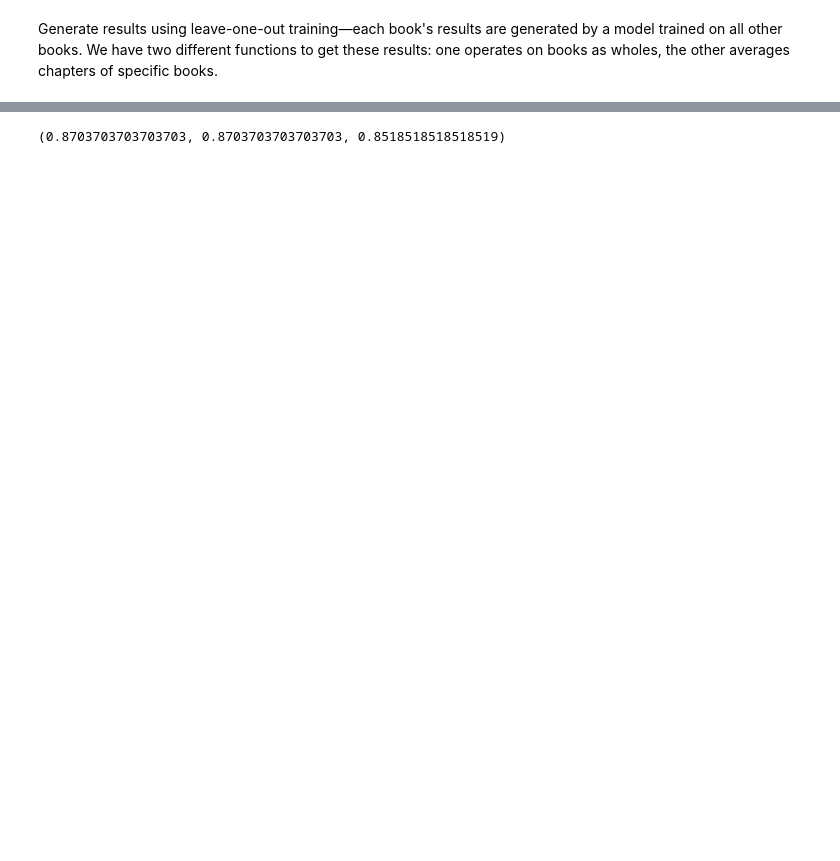
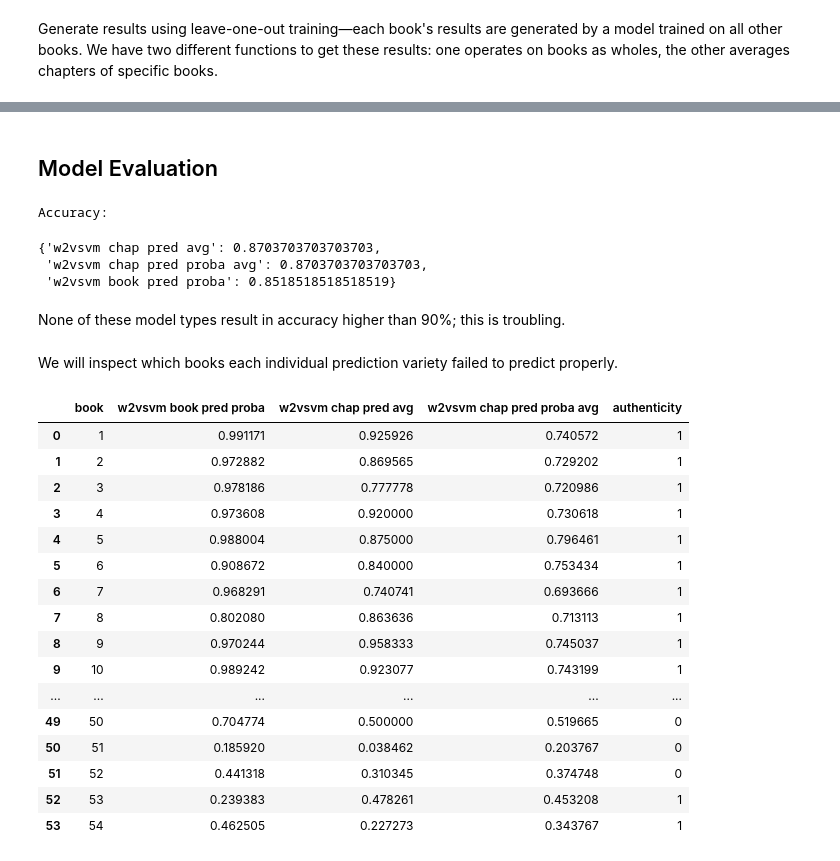
Before and after one commit to EthanHenley/animorphs-authenticity, a Jupyter notebook: code/03_svm_on_w2v.ipynb, the cells around one changed output, grey strips where cells are left out. Drawn from its saved outputs; the diff is of its cells as text; code cells hidden in the pictures; blank space fills up the shorter version.

```diff
--- a/code/03_svm_on_w2v.ipynb
+++ b/code/03_svm_on_w2v.ipynb
@@ -58,23 +83,3 @@ A manual, not-cross-validated gridsearch. This is desirable because of our leave
-# %%
-def do_gs(model, params, X, y): # do gridsearch
-    # adapted from David at https://stackoverflow.com/questions/34624978
-
-    best_score = -1
-    best_p = {}
-
-    for p in ParameterGrid(params):
-
-        model.set_params(**p)
-        model.fit(X,y)
-
-        if model.score(X,y) > best_score:
-            best_score = model.score(X,y)
-            best_p = p
-
-    model.set_params(**best_p)
-    model.fit(X,y)
-
-    return model
 # %% [markdown]
 Generate results using leave-one-out training—each book's results are generated by a model trained on all other books. We have two different functions to get these results: one operates on books as wholes, the other averages chapters of specific books.
 # %%
@@ -140,6 +142,38 @@ def col_acc(col):
+# %% [markdown]
+## Model Evaluation
 # %%
-col_acc('w2vsvm chap pred avg'), col_acc('w2vsvm chap pred proba avg'), \
-    col_acc('w2vsvm book pred proba')
+print('Accuracy:')
+{col:col_acc(results, col)
+ for col in ['w2vsvm chap pred avg',
+             'w2vsvm chap pred proba avg',
+             'w2vsvm book pred proba']}
 # %% [output]
-(0.8703703703703703, 0.8703703703703703, 0.8518518518518519)
+Accuracy:
+{'w2vsvm chap pred avg': 0.8703703703703703,
+ 'w2vsvm chap pred proba avg': 0.8703703703703703,
+ 'w2vsvm book pred proba': 0.8518518518518519}
+# %% [markdown]
+None of these model types result in accuracy higher than 90%; this is troubling.
+# %% [markdown]
+We will inspect which books each individual prediction variety failed to predict properly.
+# %%
+results
+# %% [output]
+|  | book | w2vsvm book pred proba | w2vsvm chap pred avg | w2vsvm chap pred proba avg | authenticity |
+| 0 | 1 | 0.991171 | 0.925926 | 0.740572 | 1 |
+| 1 | 2 | 0.972882 | 0.869565 | 0.729202 | 1 |
+| 2 | 3 | 0.978186 | 0.777778 | 0.720986 | 1 |
+| 3 | 4 | 0.973608 | 0.920000 | 0.730618 | 1 |
+| 4 | 5 | 0.988004 | 0.875000 | 0.796461 | 1 |
+| 5 | 6 | 0.908672 | 0.840000 | 0.753434 | 1 |
+| 6 | 7 | 0.968291 | 0.740741 | 0.693666 | 1 |
+| 7 | 8 | 0.802080 | 0.863636 | 0.713113 | 1 |
+| 8 | 9 | 0.970244 | 0.958333 | 0.745037 | 1 |
+| 9 | 10 | 0.989242 | 0.923077 | 0.743199 | 1 |
+| ... | ... | ... | ... | ... | ... |
+| 49 | 50 | 0.704774 | 0.500000 | 0.519665 | 0 |
+| 50 | 51 | 0.185920 | 0.038462 | 0.203767 | 0 |
+| 51 | 52 | 0.441318 | 0.310345 | 0.374748 | 0 |
+| 52 | 53 | 0.239383 | 0.478261 | 0.453208 | 1 |
+| 53 | 54 | 0.462505 | 0.227273 | 0.343767 | 1 |
 # %%
```
Also changed, not shown: parts of 22 cells of this notebook, 10 other files.
